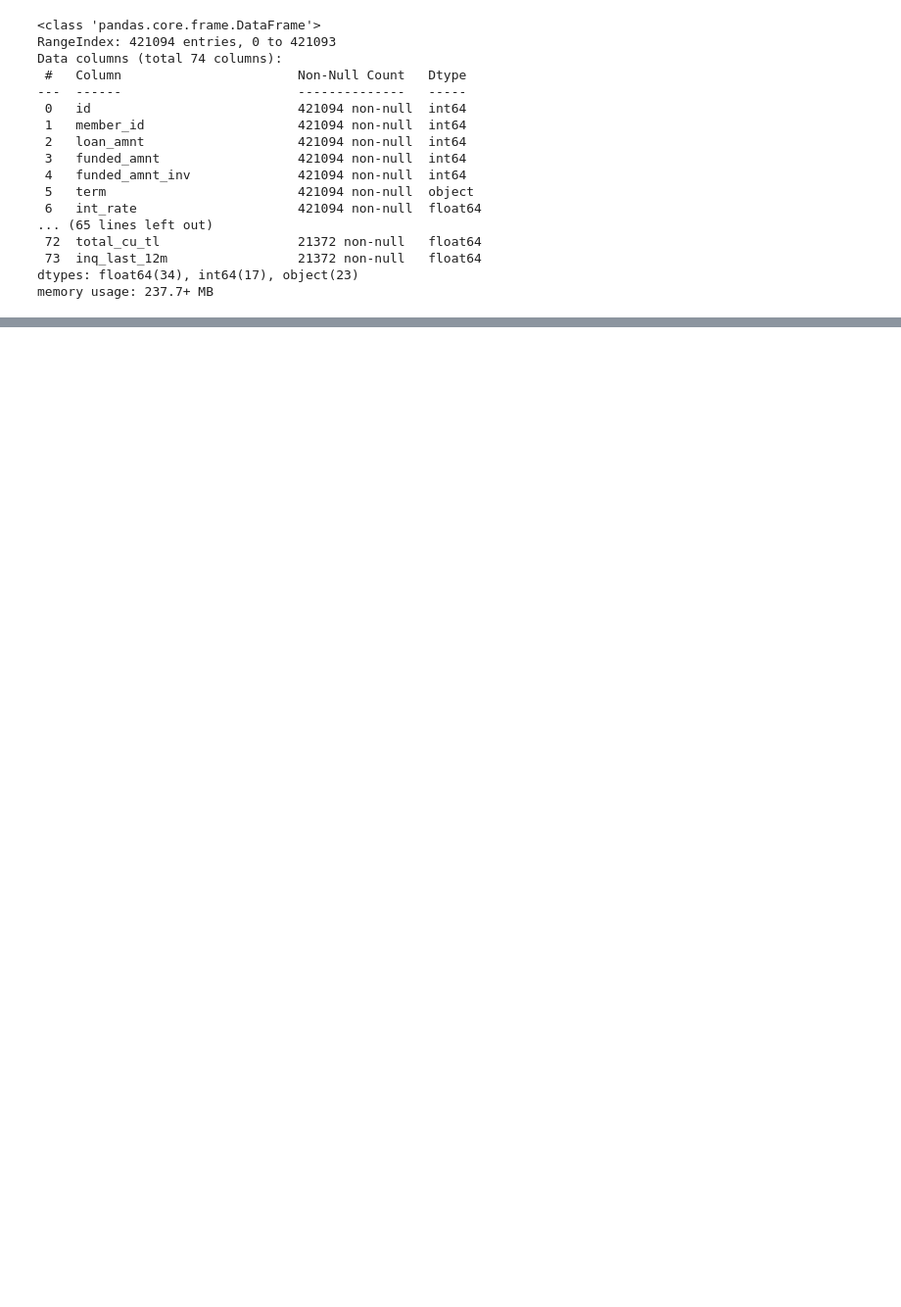
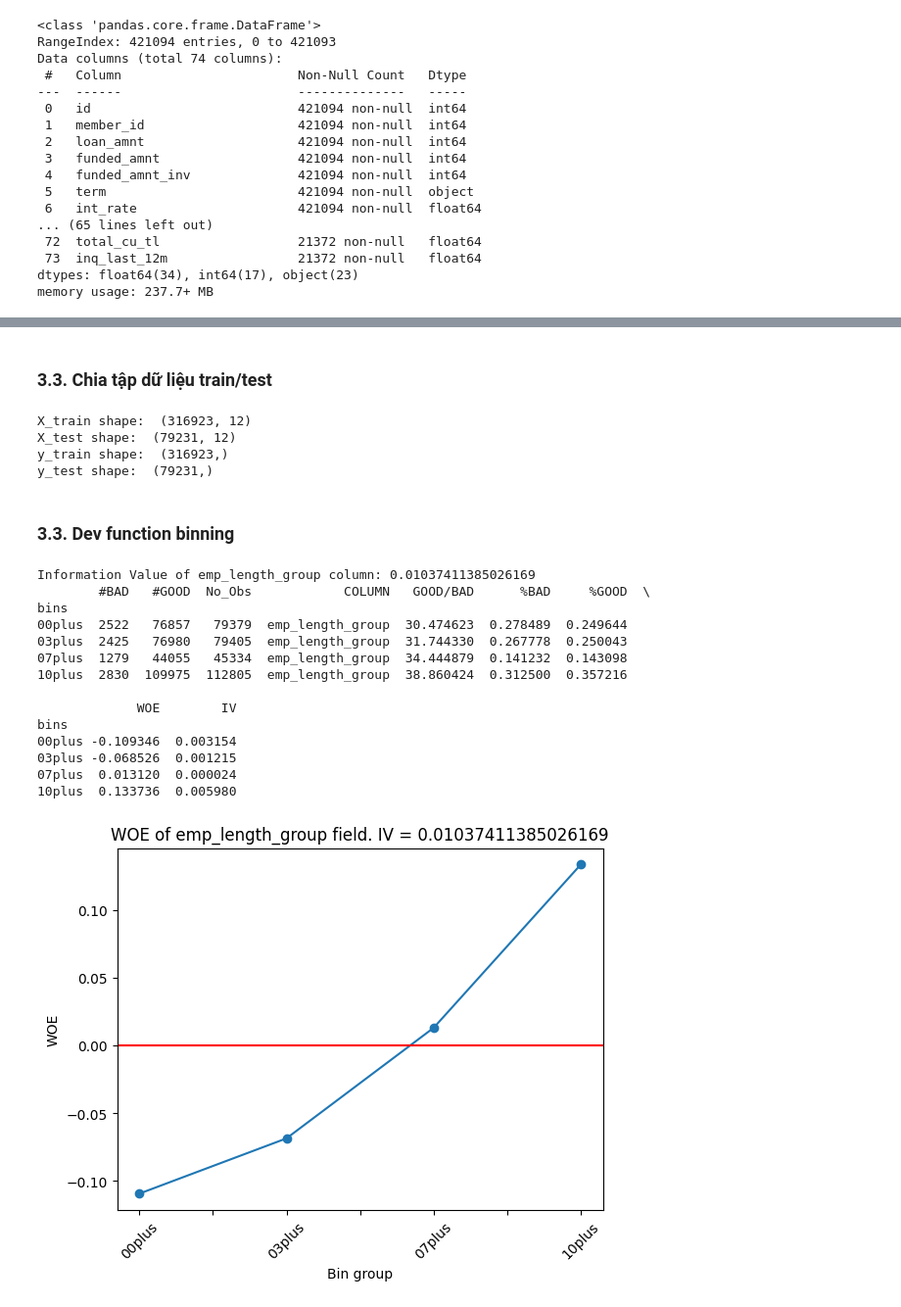
Before and after one commit to hng0810/consumer-loan-scorecard, a Jupyter notebook: src/notebook.ipynb, the cells around one changed output, grey strips where cells are left out. Shown at 98% size. Cells and saved outputs as stored; diff of their text form; code cells hidden in the pictures; blank space fills up the shorter version.

```diff
--- a/src/notebook.ipynb
+++ b/src/notebook.ipynb
@@ -86,0 +446,38 @@ Name: count, dtype: int64
+# %%
+# Ném ngược phân tích WOE lên đây
+# Bỏ total_acc vì không có logical trend
+# Bỏ mths_since_last_major_derog vì không có logical trend
+# Bỏ home_ownership vì không có logical trend
+# Bỏ verification_status vì không có logical trend
+# Bỏ pymnt_plan vì chỉ có 1 quan sát 'y'
+# Bỏ initial_list_status vì không có nhiều ý nghĩa business
+loan_data.drop(columns = ['total_acc', 'mths_since_last_major_derog', 'home_ownership', 'verification_status', 'pymnt_plan', 'initial_list_status'], inplace = True)
+# %% [markdown]
+### 3.3. Chia tập dữ liệu train/test
+# %%
+# Chia dữ liệu thành X (features) và y (target)
+X = loan_data.drop(columns=['good_bad'])
+y = loan_data['good_bad']
+
+# Chia tập train/test với tỷ lệ 80/20, random_state để tái lập kết quả
+X_train, X_test, y_train, y_test = train_test_split(X, y, test_size=0.2, random_state=68, stratify=y)
+# %%
+print('X_train shape: ', X_train.shape)
+print('X_test shape: ', X_test.shape)
+print('y_train shape: ', y_train.shape)
+print('y_test shape: ', y_test.shape)
+# %% [output]
+X_train shape:  (316923, 12)
+X_test shape:  (79231, 12)
+y_train shape:  (316923,)
+y_test shape:  (79231,)
+# %%
+# Revolving line utilization rate, or the amount of credit the borrower is using relative to all available revolving credit
+# Fill bằng mean
+X_train['revol_util'].fillna(X_train['revol_util'].mean(), inplace=True)
+X_train['inq_last_6mths_bin'].fillna(0, inplace=True)
+
+X_test['revol_util'].fillna(X_test['revol_util'].mean(), inplace=True)
+X_test['inq_last_6mths_bin'].fillna(0, inplace=True)
+# %% [markdown]
+### 3.3. Dev function binning
@@ -86,0 +562,21 @@ Name: count, dtype: int64
+# %%
+# Chia bin tay
+df_summary, IV, thres = bin_table(X_train, y_train, feature='emp_length_group')
+print(df_summary)
+woe_plot(df_summary, IV)
+# %% [output]
+Information Value of emp_length_group column: 0.01037411385026169
+        #BAD   #GOOD  No_Obs            COLUMN   GOOD/BAD      %BAD     %GOOD  \
+bins
+00plus  2522   76857   79379  emp_length_group  30.474623  0.278489  0.249644
+03plus  2425   76980   79405  emp_length_group  31.744330  0.267778  0.250043
+07plus  1279   44055   45334  emp_length_group  34.444879  0.141232  0.143098
+10plus  2830  109975  112805  emp_length_group  38.860424  0.312500  0.357216
+
+             WOE        IV
+bins
+00plus -0.109346  0.003154
+03plus -0.068526  0.001215
+07plus  0.013120  0.000024
+10plus  0.133736  0.005980
+[figure, added]
```
Also changed, not shown: parts of 87 cells of this notebook, 1 other file.
